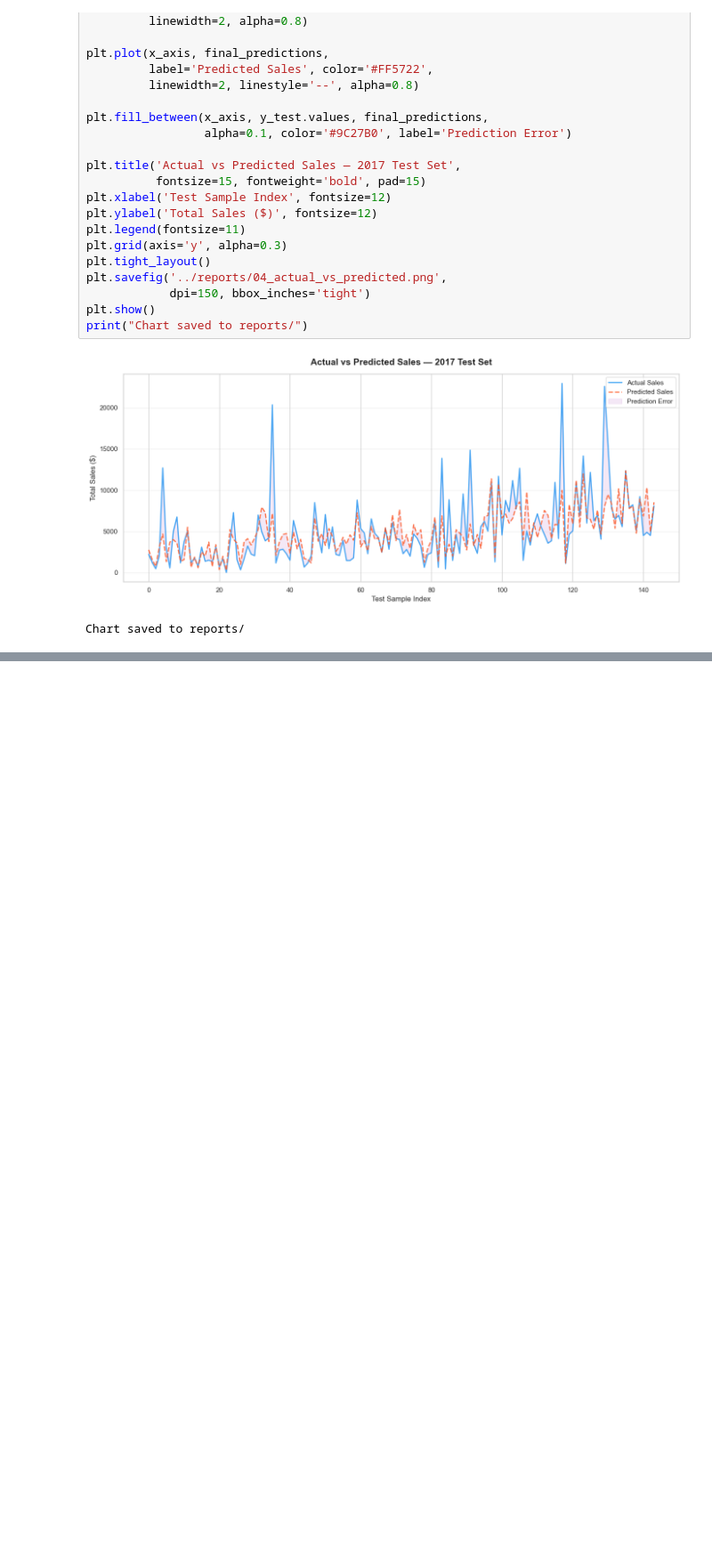
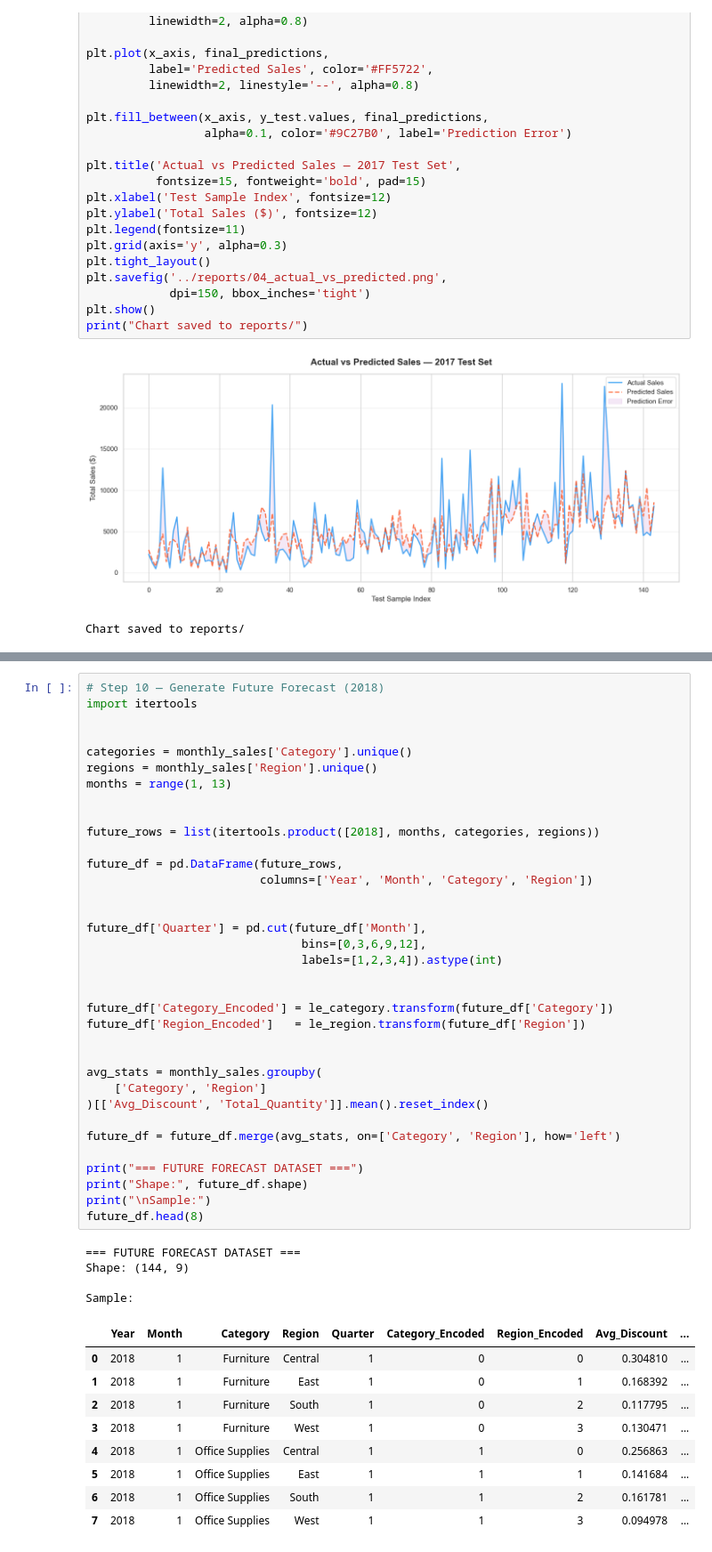
Before and after one commit to Russell-Mazambara/FUTURE_ML_01, a Jupyter notebook: notebooks/02_Model.ipynb, the cells around one changed output, grey strips where cells are left out. Shown at 89% size. Cells and saved outputs as stored; diff of their text form; blank space fills up the shorter version.

```diff
--- a/notebooks/02_Model.ipynb
+++ b/notebooks/02_Model.ipynb
@@ -307,0 +331,49 @@ Chart saved to reports/
+# %%
+# Step 10 — Generate Future Forecast (2018)
+import itertools
+
+
+categories = monthly_sales['Category'].unique()
+regions = monthly_sales['Region'].unique()
+months = range(1, 13)
+
+
+future_rows = list(itertools.product([2018], months, categories, regions))
+
+future_df = pd.DataFrame(future_rows,
+                         columns=['Year', 'Month', 'Category', 'Region'])
+
+
+future_df['Quarter'] = pd.cut(future_df['Month'],
+                               bins=[0,3,6,9,12],
+                               labels=[1,2,3,4]).astype(int)
+
+
+future_df['Category_Encoded'] = le_category.transform(future_df['Category'])
+future_df['Region_Encoded']   = le_region.transform(future_df['Region'])
+
+
+avg_stats = monthly_sales.groupby(
+    ['Category', 'Region']
+)[['Avg_Discount', 'Total_Quantity']].mean().reset_index()
+
+future_df = future_df.merge(avg_stats, on=['Category', 'Region'], how='left')
+
+print("=== FUTURE FORECAST DATASET ===")
+print("Shape:", future_df.shape)
+print("\nSample:")
+future_df.head(8)
+# %% [output]
+=== FUTURE FORECAST DATASET ===
+Shape: (144, 9)
+
+Sample:
+|  | Year | Month | Category | Region | Quarter | Category_Encoded | Region_Encoded | Avg_Discount | ... |
+| 0 | 2018 | 1 | Furniture | Central | 1 | 0 | 0 | 0.304810 | ... |
+| 1 | 2018 | 1 | Furniture | East | 1 | 0 | 1 | 0.168392 | ... |
+| 2 | 2018 | 1 | Furniture | South | 1 | 0 | 2 | 0.117795 | ... |
+| 3 | 2018 | 1 | Furniture | West | 1 | 0 | 3 | 0.130471 | ... |
+| 4 | 2018 | 1 | Office Supplies | Central | 1 | 1 | 0 | 0.256863 | ... |
+| 5 | 2018 | 1 | Office Supplies | East | 1 | 1 | 1 | 0.141684 | ... |
+| 6 | 2018 | 1 | Office Supplies | South | 1 | 1 | 2 | 0.161781 | ... |
+| 7 | 2018 | 1 | Office Supplies | West | 1 | 1 | 3 | 0.094978 | ... |
```
Also changed, not shown: parts of 3 cells of this notebook, 2 other files.
